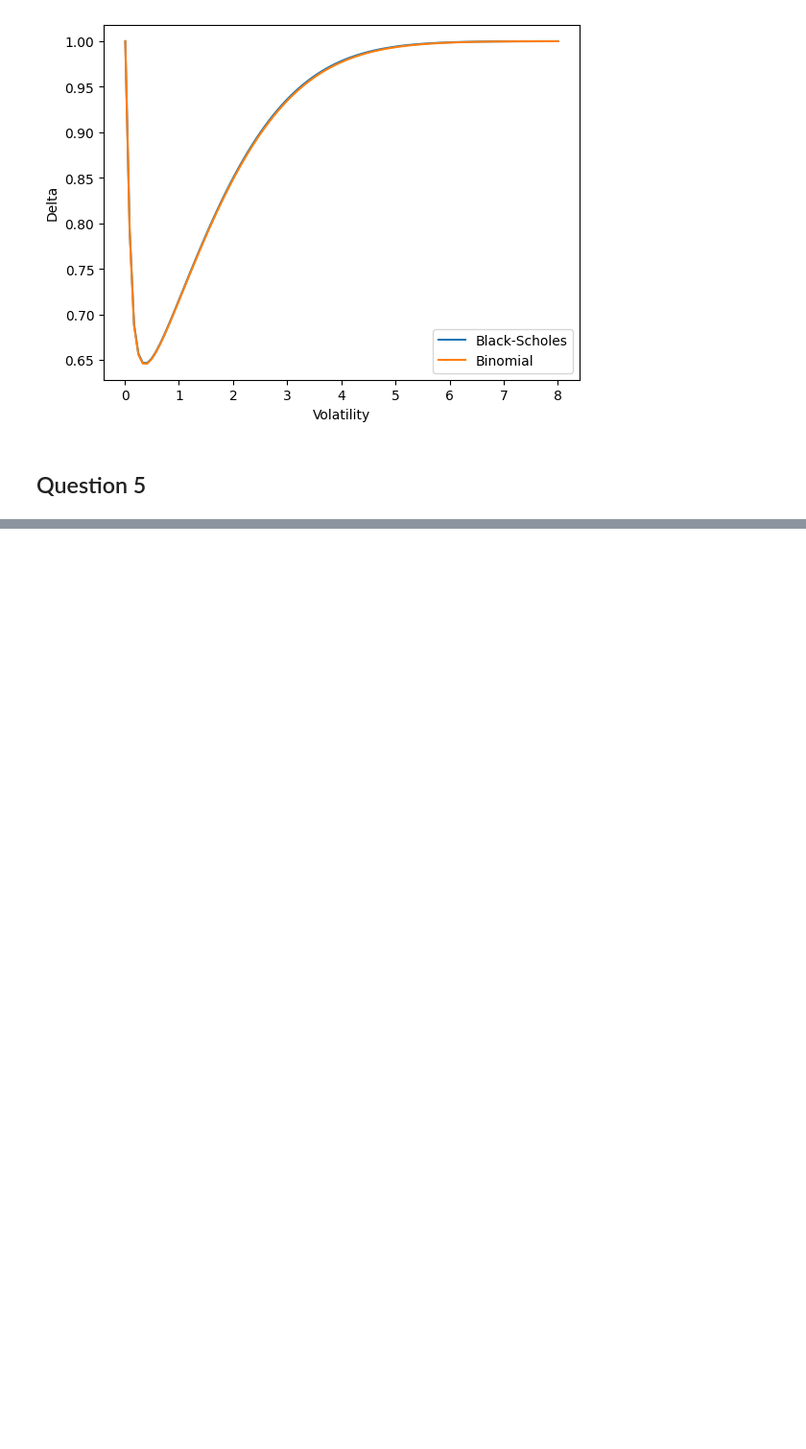
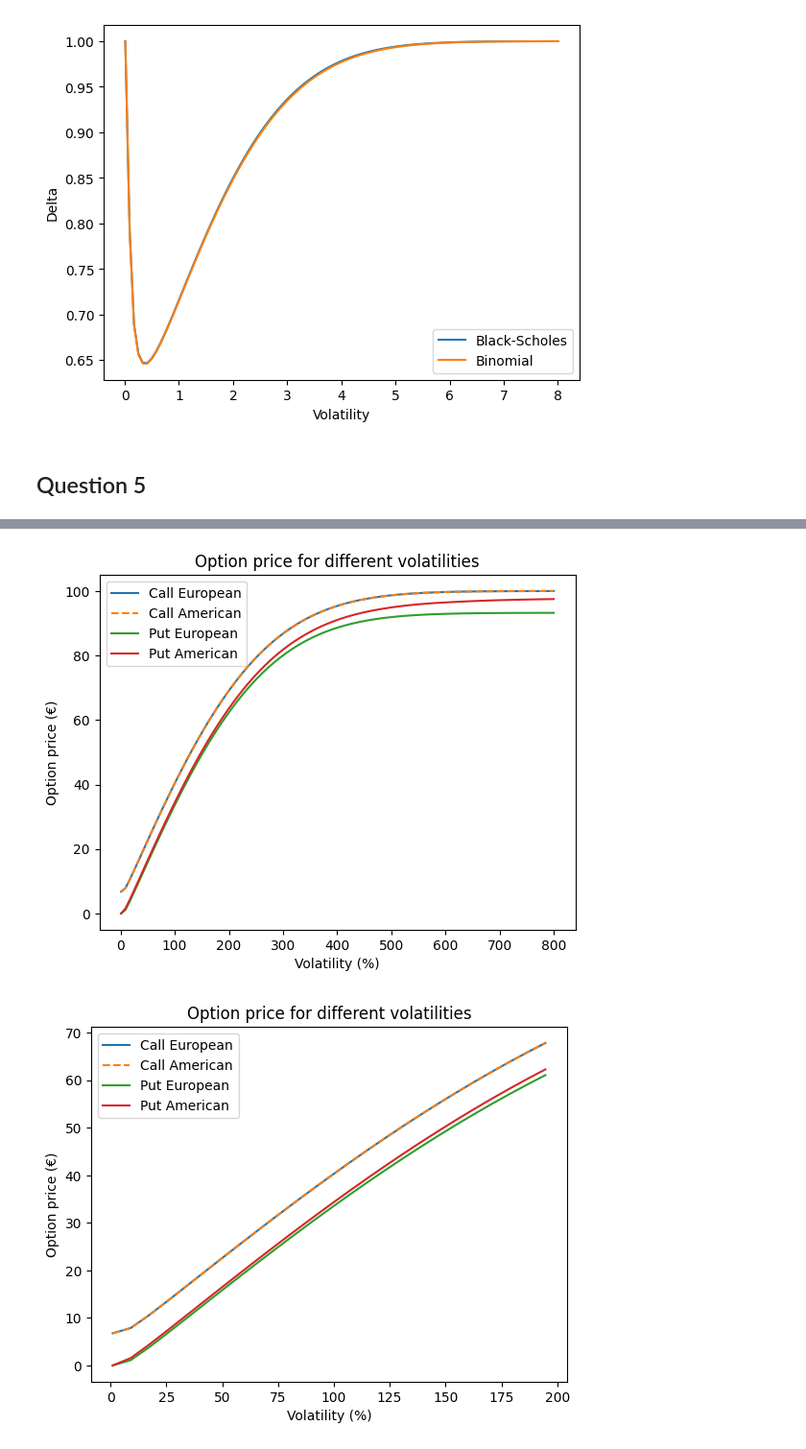
Before and after one commit to ThomasTenDamme/Comp_Finance_Group_16, a Jupyter notebook: Assignment 1/Part 2.ipynb, the cells around one changed output, grey strips where cells are left out. Shown at 96% size. Saved outputs shown, nothing was run; the diff lists cells and outputs as text; code cells hidden in the pictures; blank space fills up the shorter version.

```diff
--- a/Assignment 1/Part 2.ipynb
+++ b/Assignment 1/Part 2.ipynb
@@ -18,5 +27,24 @@ from tqdm import tqdm
 # %%
 def buildTree(S, vol, T, N):
+    """
+    Function to build the binomial tree
+
+    Parameters
+    ----------
+    S : float
+        Initial stock price
+    vol : float
+        Volatility of the stock
+    T : float
+        Time to maturity
+    N : int
+        Number of steps in the tree
+
+    Returns
+    -------
+    matrix : np.array
+        Binomial tree, with the stock price at each node
+    """
     dt = T / N
 
     matrix = np.zeros((N + 1, N + 1))
@@ -265,0 +506,26 @@ def valueOptionMatrixAmerican(tree, vol, T, N, r, K):
+# %%
+# Plot the results
+plt.plot(df["sigma_percentages"], df["call_prices_european"], label="Call European")
+plt.plot(df["sigma_percentages"], df["call_prices_american"], label="Call American", linestyle="--")
+plt.plot(df["sigma_percentages"], df["put_prices_european"], label="Put European")
+plt.plot(df["sigma_percentages"], df["put_prices_american"], label="Put American")
+plt.xlabel("Volatility (%)")
+plt.ylabel("Option price (€)")
+plt.title("Option price for different volatilities")
+plt.legend()
+plt.show()
+
+# Plot only until 100% volatility
+df_low_end = df[df["sigma_percentages"] <= 200]
+plt.plot(df_low_end["sigma_percentages"], df_low_end["call_prices_european"], label="Call European")
+plt.plot(df_low_end["sigma_percentages"], df_low_end["call_prices_american"], label="Call American", linestyle="--")
+plt.plot(df_low_end["sigma_percentages"], df_low_end["put_prices_european"], label="Put European")
+plt.plot(df_low_end["sigma_percentages"], df_low_end["put_prices_american"], label="Put American")
+plt.xlabel("Volatility (%)")
+plt.ylabel("Option price (€)")
+plt.title("Option price for different volatilities")
+plt.legend()
+plt.show()
+# %% [output]
+[figure, added]
+[figure, added]
```
Also changed, not shown: parts of 10 cells of this notebook.
